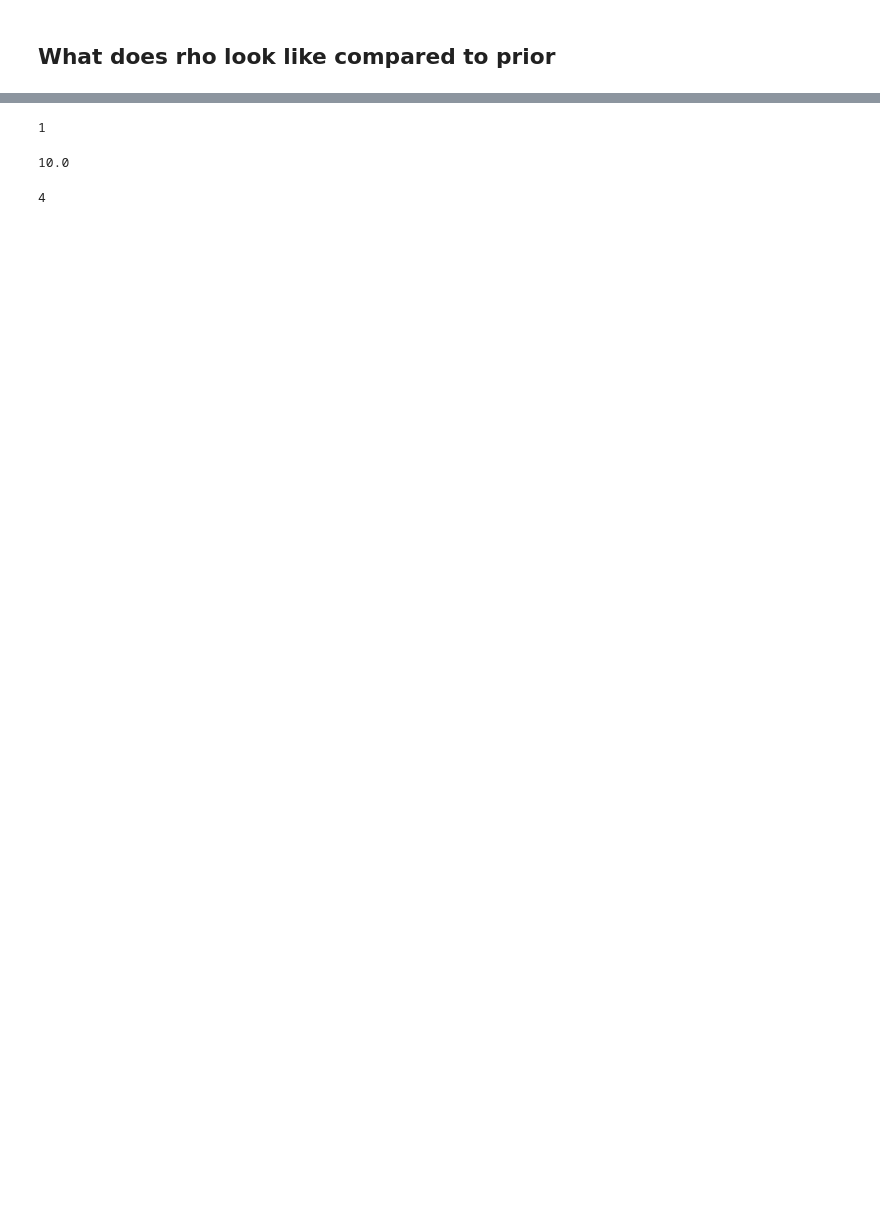
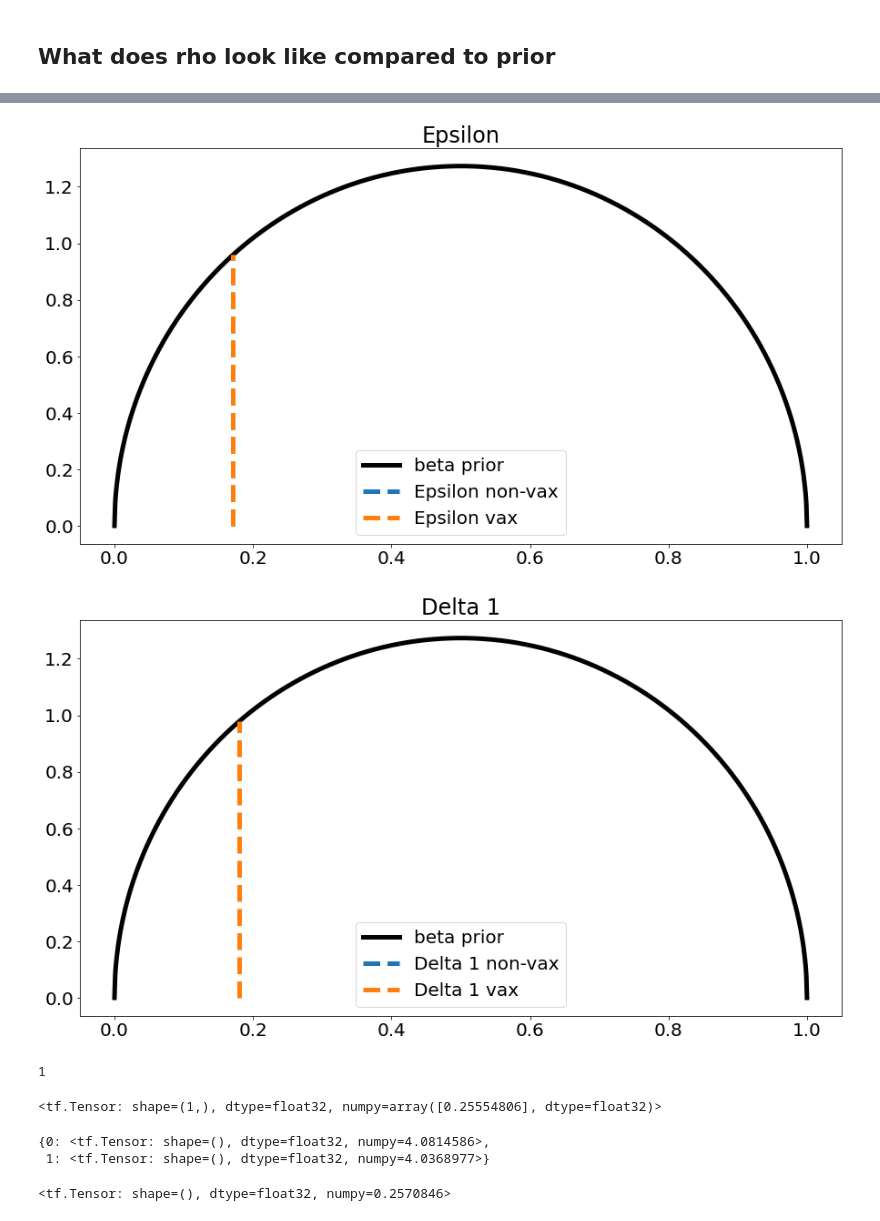
Before and after one commit to tufts-ml/covid19-forecasting, a Jupyter notebook: tf_model_1p5/Debug Forecasts.ipynb, the cells around one changed output, grey strips where cells are left out. Saved outputs shown, nothing was run; the diff lists cells and outputs as text; code cells hidden in the pictures; blank space fills up the shorter version.

```diff
--- a/tf_model_1p5/Debug Forecasts.ipynb
+++ b/tf_model_1p5/Debug Forecasts.ipynb
@@ -1005,3 +1046,9 @@ plot_truncated_normal_prior('Lambda G', model.lambda_G, lambda_bar, sigma_bar)
+# %%
+plot_beta_prior('Epsilon', {0: model.epsilon,1:model.epsilon}, 1.5, 1.5)
+plot_beta_prior('Delta 1', model.delta, 1.5, 1.5)
+# %% [output]
+[figure, added]
+[figure, added]
 # %%
 x = np.linspace(0,10,1000)
 pdf_vals = truncnorm.pdf(x, 0, 100, lambda_bar, sigma_bar)
@@ -1010,10 +1057,15 @@ sigma_bar
 # %% [output]
 1
 # %%
-max(x)
+model.epsilon
 # %% [output]
-10.0
+<tf.Tensor: shape=(1,), dtype=float32, numpy=array([0.25554806], dtype=float32)>
 # %%
-lambda_bar
+model.lambda_M
 # %% [output]
-4
+{0: <tf.Tensor: shape=(), dtype=float32, numpy=4.0814586>,
+ 1: <tf.Tensor: shape=(), dtype=float32, numpy=4.0368977>}
+# %%
+model.delta[1]
+# %% [output]
+<tf.Tensor: shape=(), dtype=float32, numpy=0.2570846>
```
Also changed, not shown: parts of 19 cells of this notebook, 1 other file.
